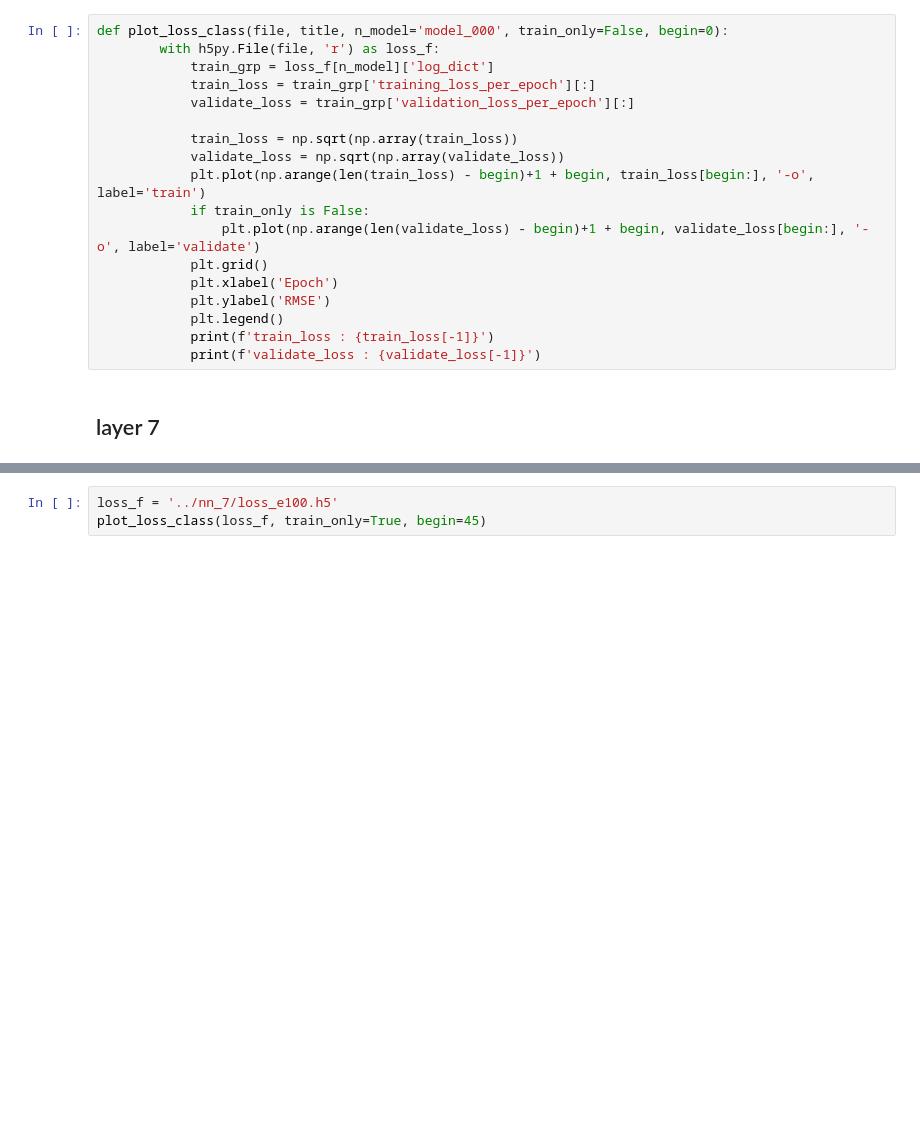
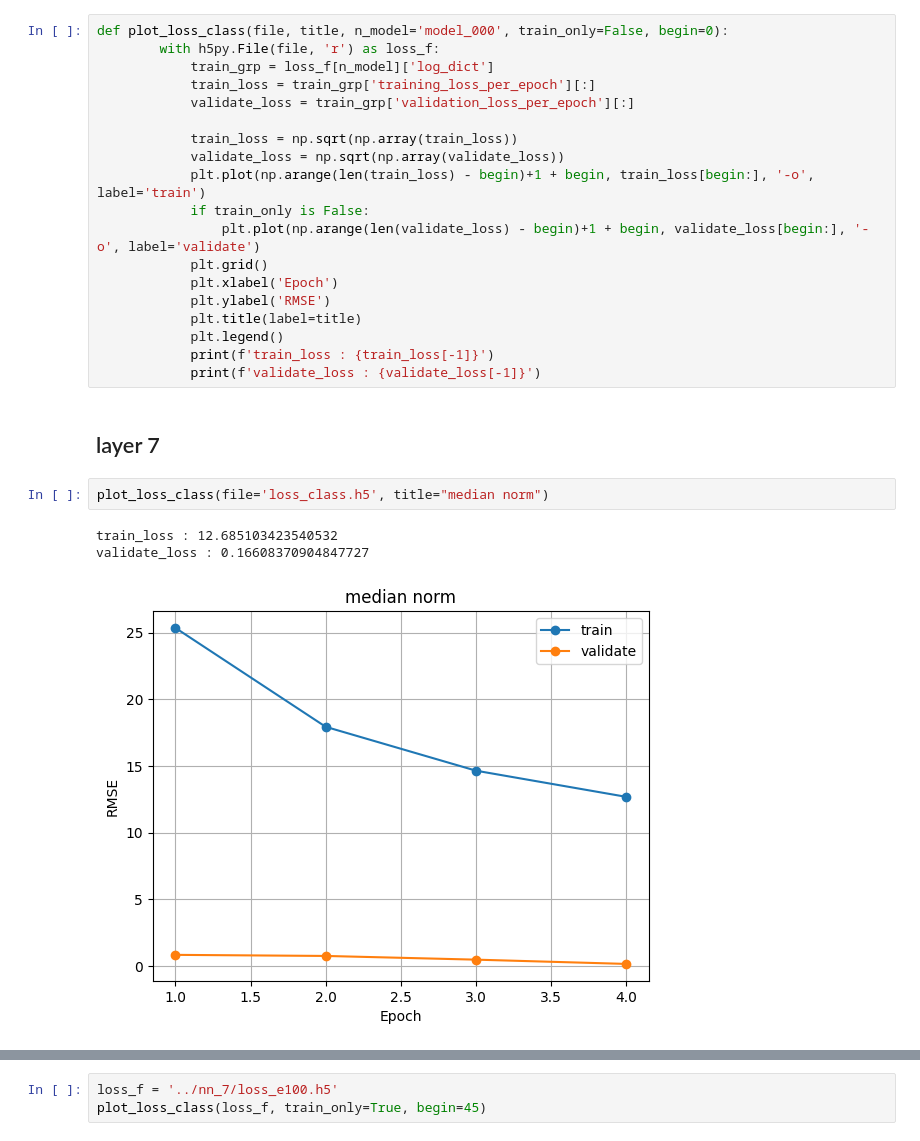
Before and after one commit to Tinrry/anderson, a Jupyter notebook: model_test.ipynb, the cells around one changed output, grey strips where cells are left out. Drawn from its saved outputs; the diff is of its cells as text; blank space fills up the shorter version.

```diff
--- a/model_test.ipynb
+++ b/model_test.ipynb
@@ -61,8 +58,15 @@ def plot_loss_class(file, title, n_model='model_000', train_only=False, begin=0)
             plt.grid()
             plt.xlabel('Epoch')
             plt.ylabel('RMSE')
+            plt.title(label=title)
             plt.legend()
             print(f'train_loss : {train_loss[-1]}')
             print(f'validate_loss : {validate_loss[-1]}')
 # %% [markdown]
 ## layer 7
+# %%
+plot_loss_class(file='loss_class.h5', title="median norm")
+# %% [output]
+train_loss : 12.685103423540532
+validate_loss : 0.16608370904847727
+[figure, added]
```
Also changed, not shown: parts of 6 cells of this notebook, 6 other files.
